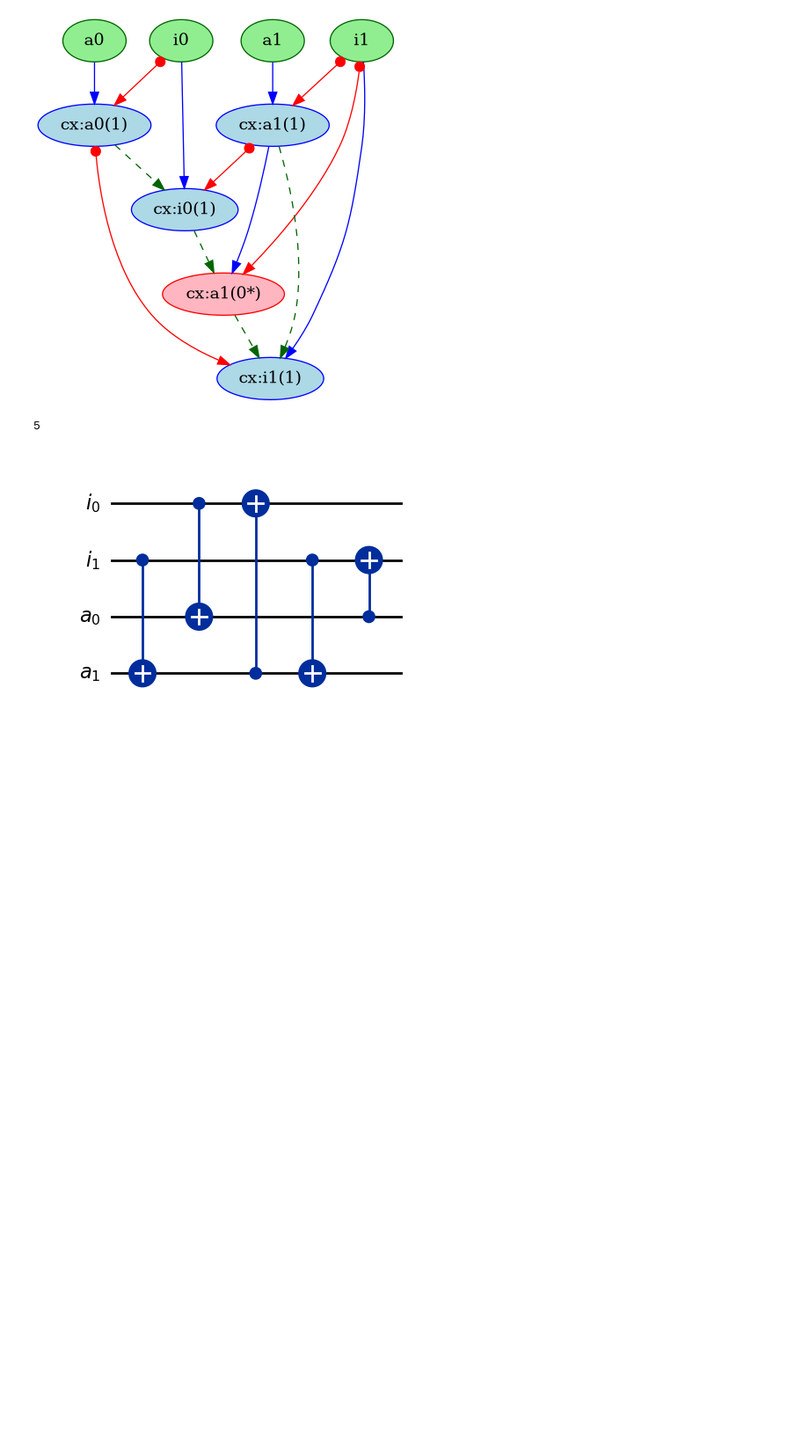
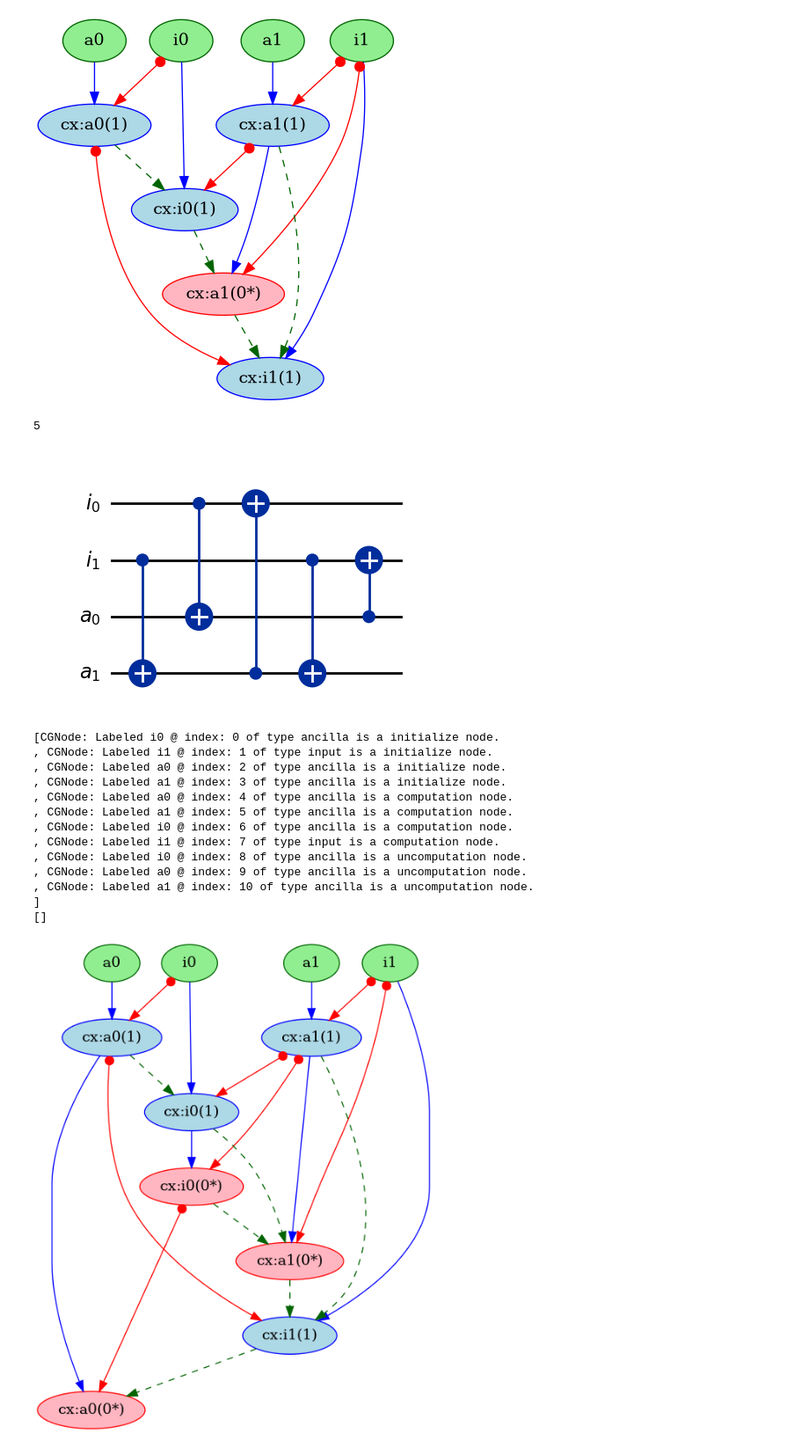
Before and after one commit to ashutiw2k/PartialUncomputationAndBennetts, a Jupyter notebook: testnotebooks/TestSimpleCircuits.ipynb, the cells around one changed output. Shown at 88% size. Cells and saved outputs as stored; diff of their text form; code cells hidden in the pictures; blank space fills up the shorter version.

```diff
--- a/testnotebooks/TestSimpleCircuits.ipynb
+++ b/testnotebooks/TestSimpleCircuits.ipynb
@@ -276,3 +301,28 @@ greedy_partial_uncomp_circ.draw('mpl')
 # %% [output]
 5
 [figure]
+# %%
+ucirc_cg = get_computation_graph(circ, ancillas_list+['i0'])
+
+ucirc_cg_uncomp, has_cycles = add_uncomputation(ucirc_cg, ancillas_list+['i0'], allow_cycle=True)
+
+print(ucirc_cg_uncomp.nodes())
+print(list(simple_cycles(ucirc_cg_uncomp)))
+graphviz_draw(ucirc_cg_uncomp,
+                      node_attr_fn=node_attr,
+                      edge_attr_fn=edge_attr)
+# %% [output]
+[CGNode: Labeled i0 @ index: 0 of type ancilla is a initialize node.
+, CGNode: Labeled i1 @ index: 1 of type input is a initialize node.
+, CGNode: Labeled a0 @ index: 2 of type ancilla is a initialize node.
+, CGNode: Labeled a1 @ index: 3 of type ancilla is a initialize node.
+, CGNode: Labeled a0 @ index: 4 of type ancilla is a computation node.
+, CGNode: Labeled a1 @ index: 5 of type ancilla is a computation node.
+, CGNode: Labeled i0 @ index: 6 of type ancilla is a computation node.
+, CGNode: Labeled i1 @ index: 7 of type input is a computation node.
+, CGNode: Labeled i0 @ index: 8 of type ancilla is a uncomputation node.
+, CGNode: Labeled a0 @ index: 9 of type ancilla is a uncomputation node.
+, CGNode: Labeled a1 @ index: 10 of type ancilla is a uncomputation node.
+]
+[]
+[figure, added]
```
Also changed, not shown: parts of 1 cell of this notebook, 6 other files.
